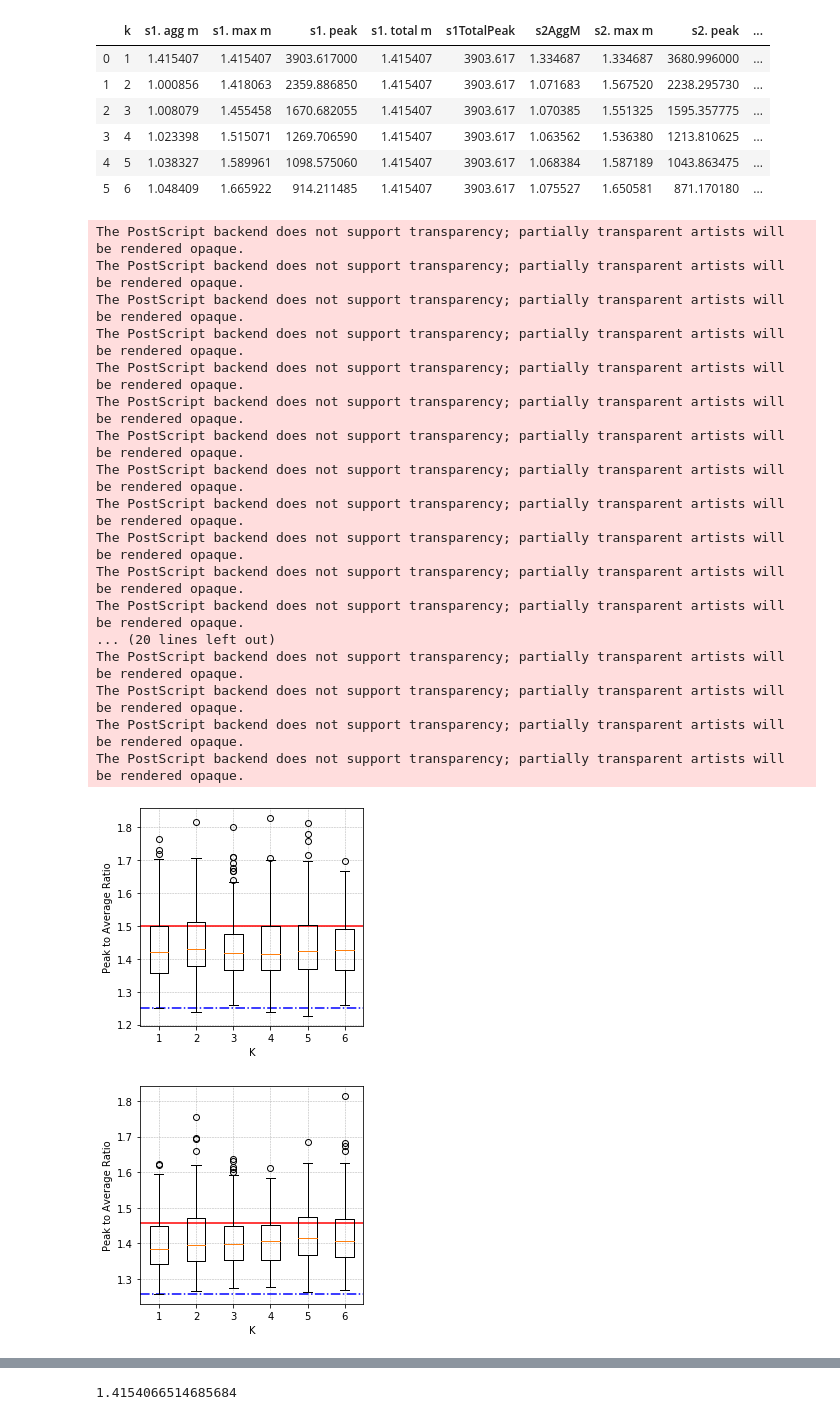
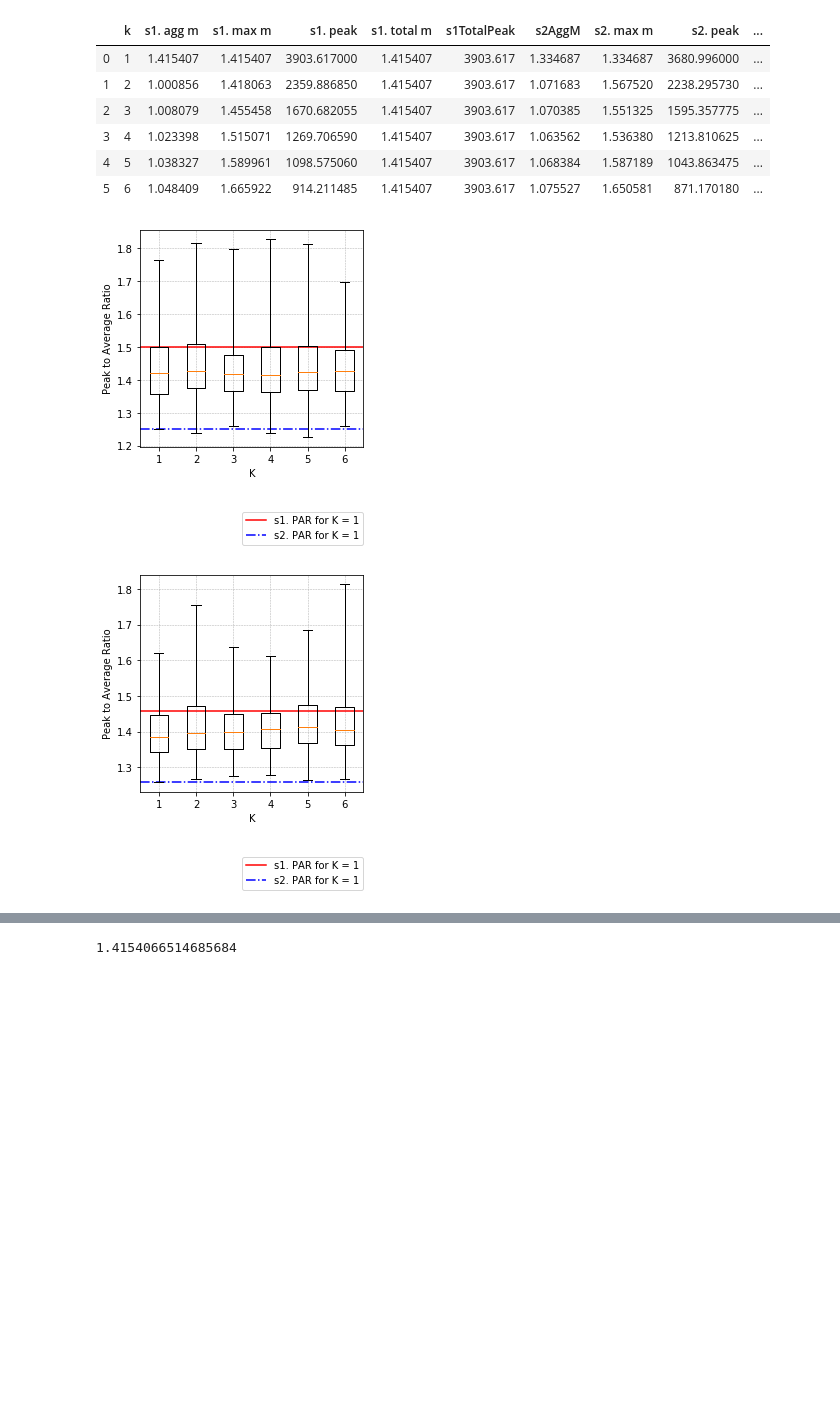
Before and after one commit to vicaba/siot-eclustering-viz, a Jupyter notebook: siot-clustering2.ipynb, the cells around one changed output, grey strips where cells are left out. Drawn from its saved outputs; the diff is of its cells as text; code cells hidden in the pictures; blank space fills up the shorter version.

```diff
--- a/siot-clustering2.ipynb
+++ b/siot-clustering2.ipynb
@@ -15,7 +15,7 @@ from matplotlib.ticker import MaxNLocator
 prop_cycle = plt.rcParams['axes.prop_cycle']
 colors = prop_cycle.by_key()['color']
 colors_old = cycler(color='bgrcmyk').by_key()['color']
-saveimages = 1
+saveimages = 0
 # %%
 def savefig(fig, lgd, file_name, _format):
     fig.savefig(f"./Figures/{file_name}.{_format}", bbox_inches='tight', format=_format, dpi=1200)
@@ -515,50 +501,42 @@ r
 # %%
 def boxplot_samplesize_par(sample_size):
     fig, ax = plt.subplots(figsize=(4, 4))
     ax.set_axisbelow(True)
     ax.grid(True, linestyle='--', linewidth='0.5')
     exp1_summary = show_summary2(exp1_k, exp1_treated, exp1_statistics, sample_size)
     k1_s1_agg_m = exp1_summary.query("k == 1").reset_index()["s1. max m"]
     k1_s2_agg_m = exp1_summary.query("k == 1").reset_index()["s2. total min m"]
 
+    data_for_storage = {
+        "data": [exp1_treated.query(f"sampleSize == {sample_size} and k == {i}")["s2TotalM"].values for i in range(1,7)],
+        "k1_s1_agg_m": k1_s1_agg_m,
+        "k1_s2_agg_m": k1_s2_agg_m
+    }
+
     data = [exp1_treated.query(f"sampleSize == {sample_size} and k == {i}")["s2TotalM"].values for i in range(1,7)]
 
     plt.axhline(y=k1_s1_agg_m.values[0], color='r', linestyle='-', label=f"s1. PAR for K = 1")
     plt.axhline(y=k1_s2_agg_m.values[0], color='b', linestyle='-.', label=f"s2. PAR for K = 1")
-    ax.boxplot(data,labels=[1,2,3,4,5,6])
+    plot = ax.boxplot(data,labels=[1,2,3,4,5,6], whis="range")
 
     lgd = ax.legend(bbox_to_anchor=(1, -0.45), loc=4, borderaxespad=0.)
     ax.set(xlabel='K', ylabel='Peak to Average Ratio',title='')
-    return (fig, ax, lgd)
+    return (fig, ax, lgd, data_for_storage)
 
+data = []
 
-if saveimages == 1:
-    for ssize in sample_size_range(exp1_sample_size_min, exp1_sample_size_max):
-        fig, ax, lgd = boxplot_samplesize_par(ssize)
+for idx, ssize in enumerate(sample_size_range(exp1_sample_size_min, exp1_sample_size_max)):
+    fig, ax, lgd, data_for_storage = boxplot_samplesize_par(ssize)
+    data.append({"ssize": ssize,
+                  "data": data_for_storage})
+    if saveimages == 1:
         savelegend(lgd, f"boxplot_samplesize_par_legend", "pdf")
         savelegend(lgd, f"boxplot_samplesize_par_legend", "eps")
         savefig(fig, lgd, f"boxplot_samplesize_par_{int(ssize*100)}_no_legend", "pdf")
         savefig(fig, lgd, f"boxplot_samplesize_par_{int(ssize*100)}_no_legend", "eps")
         lgd.remove()
         savefig(fig, lgd, f"boxplot_samplesize_par_{int(ssize*100)}_no_legend", "pdf")
         savefig(fig, lgd, f"boxplot_samplesize_par_{int(ssize*100)}_no_legend", "eps")
 # %% [output]
-The PostScript backend does not support transparency; partially transparent artists will be rendered opaque.
-The PostScript backend does not support transparency; partially transparent artists will be rendered opaque.
-The PostScript backend does not support transparency; partially transparent artists will be rendered opaque.
-The PostScript backend does not support transparency; partially transparent artists will be rendered opaque.
-The PostScript backend does not support transparency; partially transparent artists will be rendered opaque.
-The PostScript backend does not support transparency; partially transparent artists will be rendered opaque.
-The PostScript backend does not support transparency; partially transparent artists will be rendered opaque.
-The PostScript backend does not support transparency; partially transparent artists will be rendered opaque.
-The PostScript backend does not support transparency; partially transparent artists will be rendered opaque.
-The PostScript backend does not support transparency; partially transparent artists will be rendered opaque.
-The PostScript backend does not support transparency; partially transparent artists will be rendered opaque.
-The PostScript backend does not support transparency; partially transparent artists will be rendered opaque.
-... (20 lines left out)
-The PostScript backend does not support transparency; partially transparent artists will be rendered opaque.
-The PostScript backend does not support transparency; partially transparent artists will be rendered opaque.
-The PostScript backend does not support transparency; partially transparent artists will be rendered opaque.
-The PostScript backend does not support transparency; partially transparent artists will be rendered opaque.
-[figure, old version]
+[figure, new version]
-[figure, old version]
+[figure, new version]
```
Also changed, not shown: parts of 5 cells of this notebook, 28 other files.
